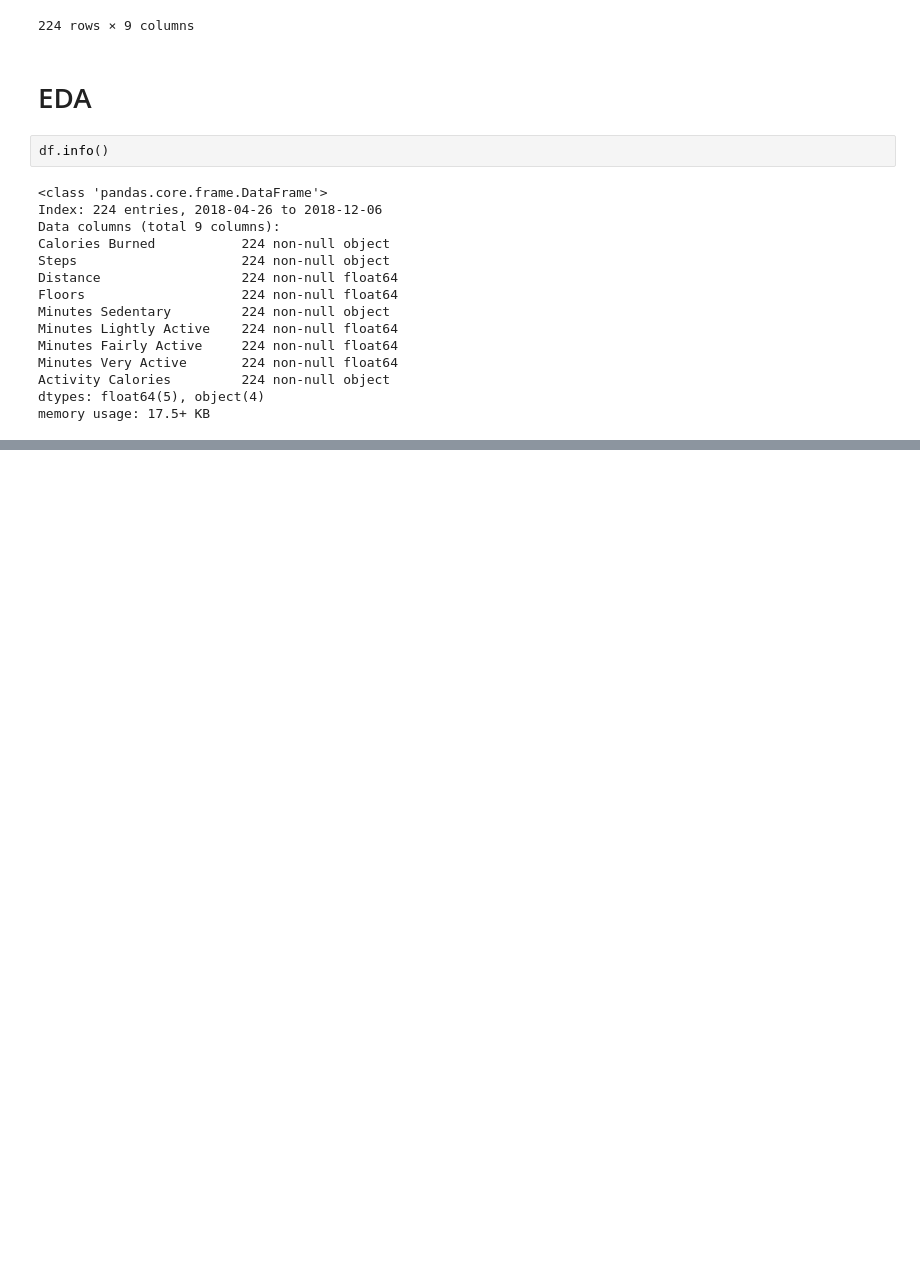
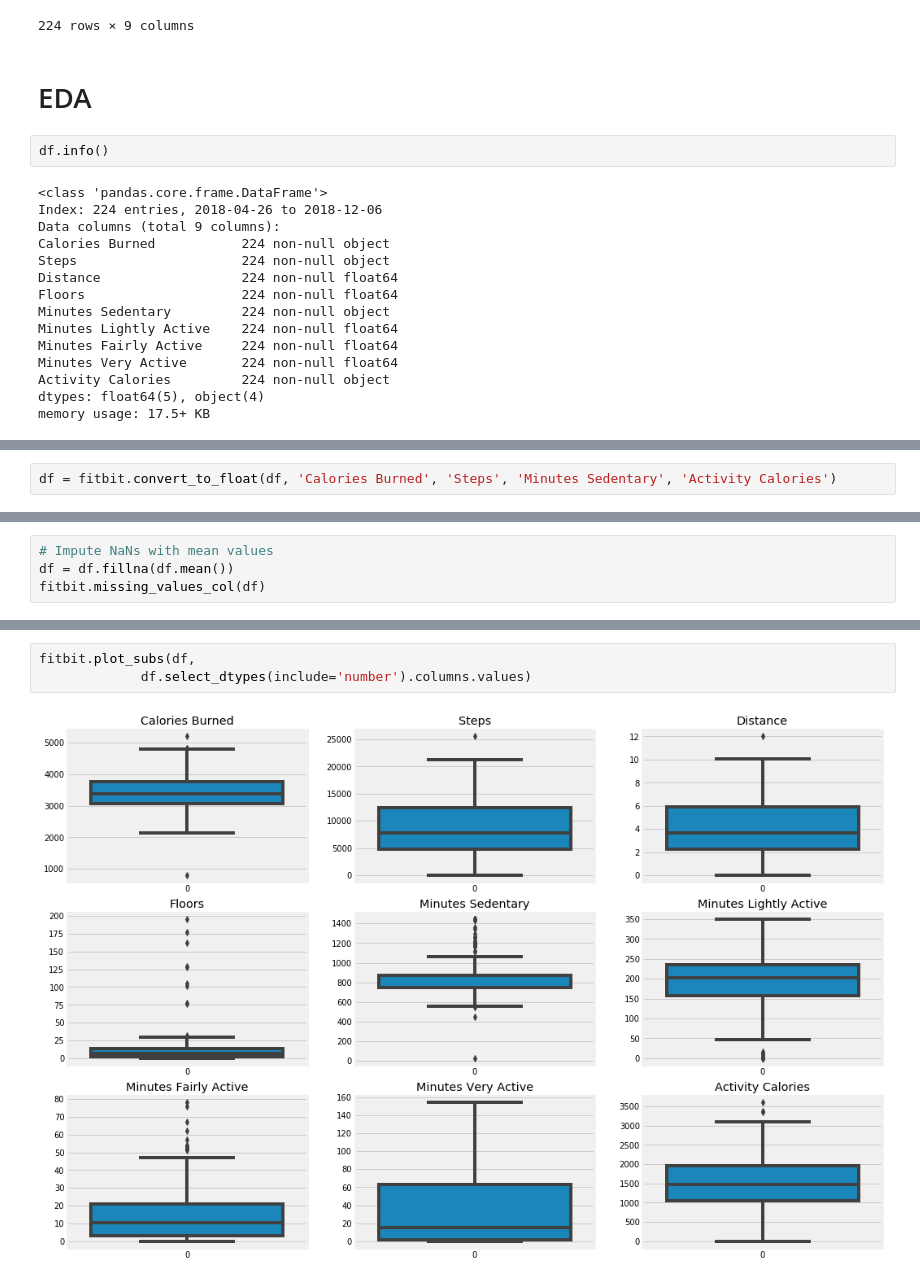
Before and after one commit to jesseanddd/fitbit, a Jupyter notebook: jesse_fitbit.ipynb, the cells around one changed output, grey strips where cells are left out. Saved outputs shown, nothing was run; the diff lists cells and outputs as text; blank space fills up the shorter version.

```diff
--- a/jesse_fitbit.ipynb
+++ b/jesse_fitbit.ipynb
@@ -139,0 +110,2 @@ No missing values
+# %%
+df = fitbit.convert_to_float(df, 'Calories Burned', 'Steps', 'Minutes Sedentary', 'Activity Calories')
@@ -139,0 +125,4 @@ No missing values
+# %%
+# Impute NaNs with mean values
+df = df.fillna(df.mean())
+fitbit.missing_values_col(df)
@@ -139,0 +160,5 @@ No missing values
+# %%
+fitbit.plot_subs(df,
+             df.select_dtypes(include='number').columns.values)
+# %% [output]
+[figure, added]
```
Also changed, not shown: parts of 32 cells of this notebook.
